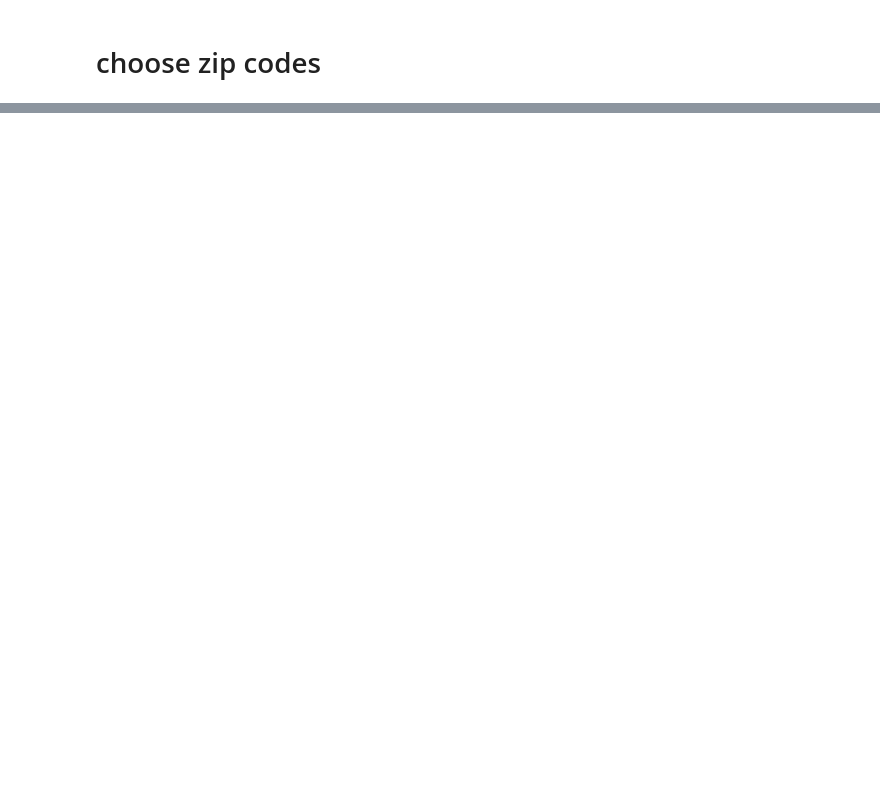
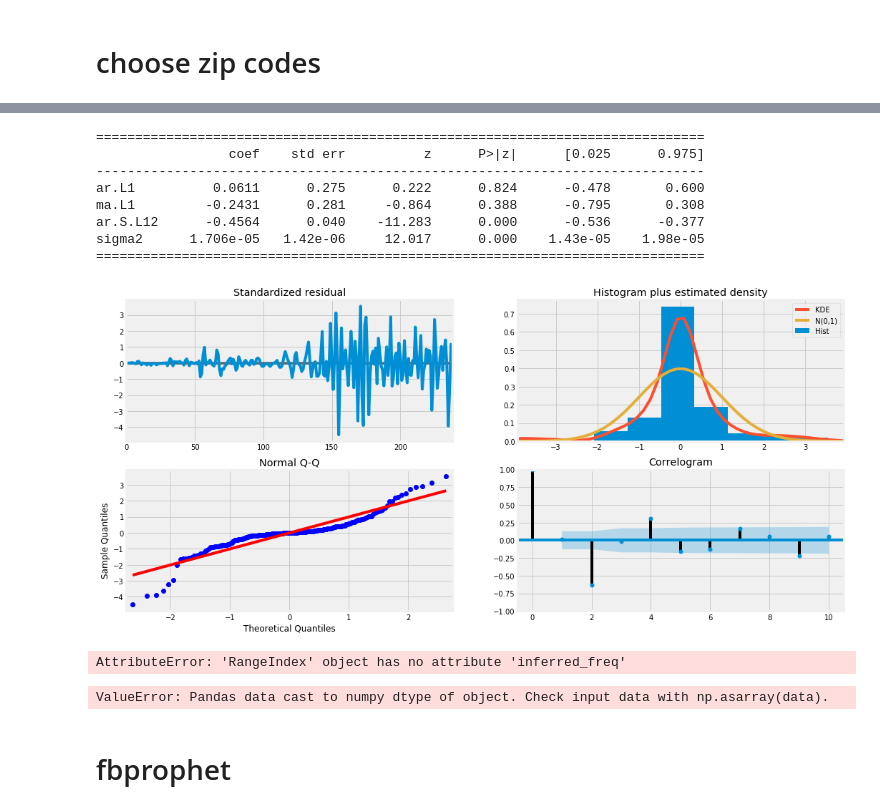
Before and after one commit to janellejolliff/zillow-analysis-and-forecasting, a Jupyter notebook: proj_3_zillow.ipynb, the cells around one changed output, grey strips where cells are left out. Saved outputs shown, nothing was run; the diff lists cells and outputs as text; code cells hidden in the pictures; blank space fills up the shorter version.

```diff
--- a/proj_3_zillow.ipynb
+++ b/proj_3_zillow.ipynb
@@ -388,0 +272,29 @@ KeyError: 'SPCS20RPSNSA'
+# %%
+print_results(zip_1.y);
+# %% [output]
+==============================================================================
+                 coef    std err          z      P>|z|      [0.025      0.975]
+------------------------------------------------------------------------------
+ar.L1          0.0611      0.275      0.222      0.824      -0.478       0.600
+ma.L1         -0.2431      0.281     -0.864      0.388      -0.795       0.308
+ar.S.L12      -0.4564      0.040    -11.283      0.000      -0.536      -0.377
+sigma2      1.706e-05   1.42e-06     12.017      0.000    1.43e-05    1.98e-05
+==============================================================================
+[figure, added]
+# %%
+#observed vs. predicted
+decomposition = sm.tsa.seasonal_decompose(zip_1)
+fig, ax = plt.subplots()
+plt.plot(zip_1.index, zip_1, c='blue');
+plt.plot(decomposition.trend.index, decomposition.trend, c='red');
+# %% [output]
+AttributeError: 'RangeIndex' object has no attribute 'inferred_freq'
+# %%
+mod = sm.tsa.statespace.SARIMAX(zip_1
+                            , order=(1, 1, 1)
+                            , seasonal_order=(1, 1, 0, 12)
+                            , enforce_stationarity=False
+                            , enforce_invertibility=False)
+results = mod.fit()
+# %% [output]
+ValueError: Pandas data cast to numpy dtype of object. Check input data with np.asarray(data).
@@ -388,0 +357,2 @@ KeyError: 'SPCS20RPSNSA'
+# %% [markdown]
+# fbprophet
```
Also changed, not shown: parts of 65 cells of this notebook.
